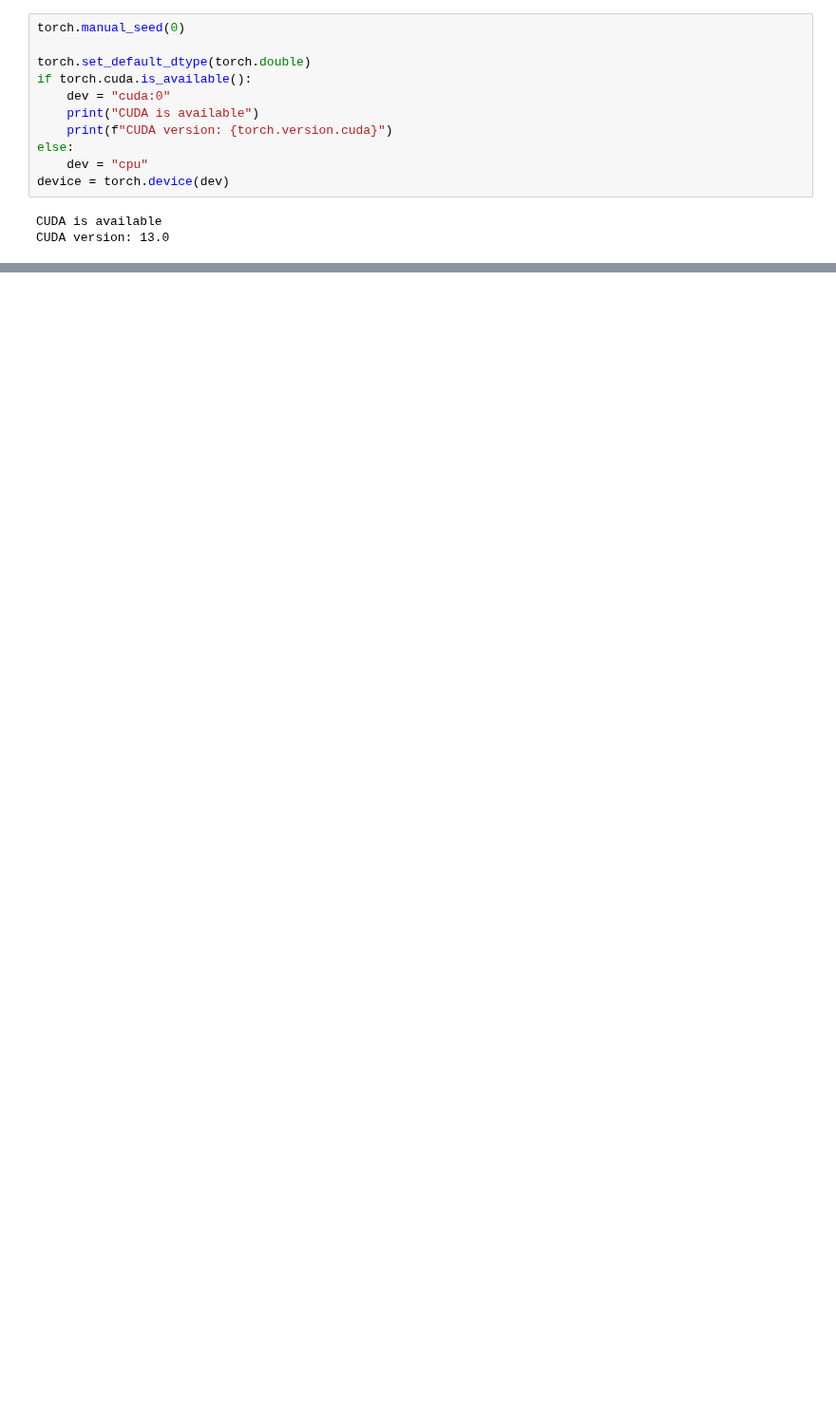
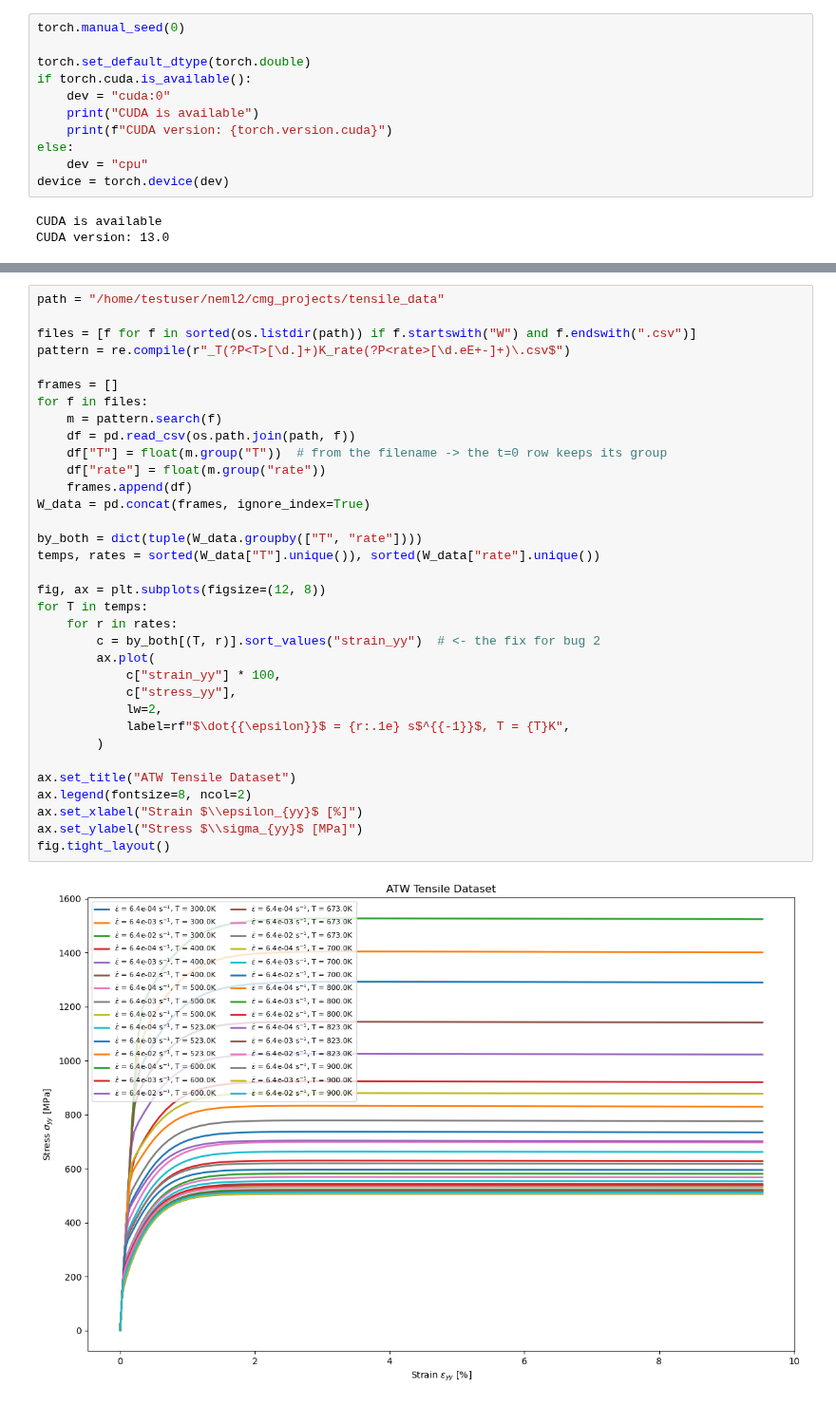
Before and after one commit to ColinMG2/neml2, a Jupyter notebook: cmg_projects/tungsten_deterministic.ipynb, the cells around one changed output, grey strips where cells are left out. Shown at 95% size. Cells and saved outputs as stored; diff of their text form; blank space fills up the shorter version.

```diff
--- a/cmg_projects/tungsten_deterministic.ipynb
+++ b/cmg_projects/tungsten_deterministic.ipynb
@@ -104,0 +354,36 @@ class SolveStrain(torch.nn.Module):
+# %%
+path = "/home/testuser/neml2/cmg_projects/tensile_data"
+
+files = [f for f in sorted(os.listdir(path)) if f.startswith("W") and f.endswith(".csv")]
+pattern = re.compile(r"_T(?P<T>[\d.]+)K_rate(?P<rate>[\d.eE+-]+)\.csv$")
+
+frames = []
+for f in files:
+    m = pattern.search(f)
+    df = pd.read_csv(os.path.join(path, f))
+    df["T"] = float(m.group("T"))  # from the filename -> the t=0 row keeps its group
+    df["rate"] = float(m.group("rate"))
+    frames.append(df)
+W_data = pd.concat(frames, ignore_index=True)
+
+by_both = dict(tuple(W_data.groupby(["T", "rate"])))
+temps, rates = sorted(W_data["T"].unique()), sorted(W_data["rate"].unique())
+
+fig, ax = plt.subplots(figsize=(12, 8))
+for T in temps:
+    for r in rates:
+        c = by_both[(T, r)].sort_values("strain_yy")  # <- the fix for bug 2
+        ax.plot(
+            c["strain_yy"] * 100,
+            c["stress_yy"],
+            lw=2,
+            label=rf"$\dot{{\epsilon}}$ = {r:.1e} s$^{{-1}}$, T = {T}K",
+        )
+
+ax.set_title("ATW Tensile Dataset")
+ax.legend(fontsize=8, ncol=2)
+ax.set_xlabel("Strain $\\epsilon_{yy}$ [%]")
+ax.set_ylabel("Stress $\\sigma_{yy}$ [MPa]")
+fig.tight_layout()
+# %% [output]
+[figure, added]
```
Also changed, not shown: parts of 8 cells of this notebook, 44 other files.
